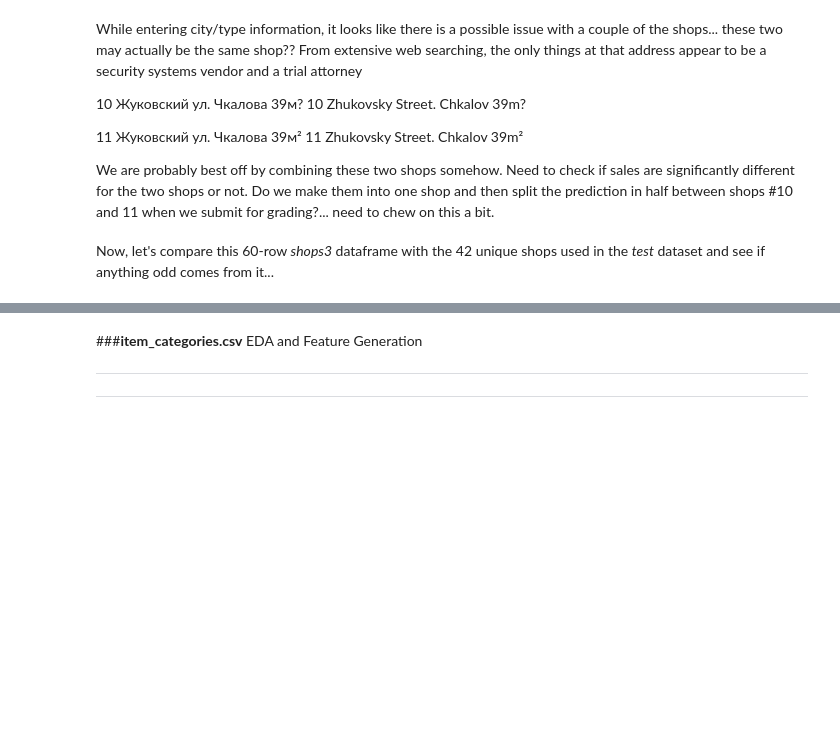
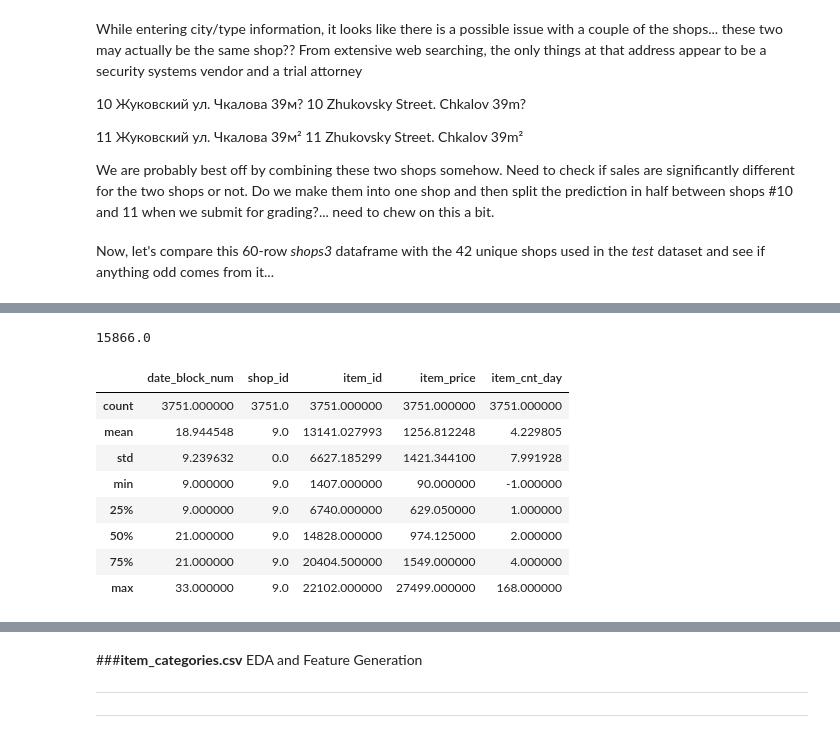
Before and after one commit to migai/Kag, a Jupyter notebook: ipynb_versions/MG_EDA_v2.5.ipynb, the cells around one changed output, grey strips where cells are left out. Saved outputs shown, nothing was run; the diff lists cells and outputs as text; code cells hidden in the pictures; blank space fills up the shorter version.

```diff
--- a/ipynb_versions/MG_EDA_v2.5.ipynb
+++ b/ipynb_versions/MG_EDA_v2.5.ipynb
@@ -757,0 +787,14 @@ shops3.to_csv("data_output/shops3.csv", index=False)
+# %%
+print(shop9_sales.item_cnt_day.sum())
+shop9_sales.describe()
+# %% [output]
+15866.0
+|  | date_block_num | shop_id | item_id | item_price | item_cnt_day |
+| count | 3751.000000 | 3751.0 | 3751.000000 | 3751.000000 | 3751.000000 |
+| mean | 18.944548 | 9.0 | 13141.027993 | 1256.812248 | 4.229805 |
+| std | 9.239632 | 0.0 | 6627.185299 | 1421.344100 | 7.991928 |
+| min | 9.000000 | 9.0 | 1407.000000 | 90.000000 | -1.000000 |
+| 25% | 9.000000 | 9.0 | 6740.000000 | 629.050000 | 1.000000 |
+| 50% | 21.000000 | 9.0 | 14828.000000 | 974.125000 | 2.000000 |
+| 75% | 21.000000 | 9.0 | 20404.500000 | 1549.000000 | 4.000000 |
+| max | 33.000000 | 9.0 | 22102.000000 | 27499.000000 | 168.000000 |
```
Also changed, not shown: parts of 17 cells of this notebook.
